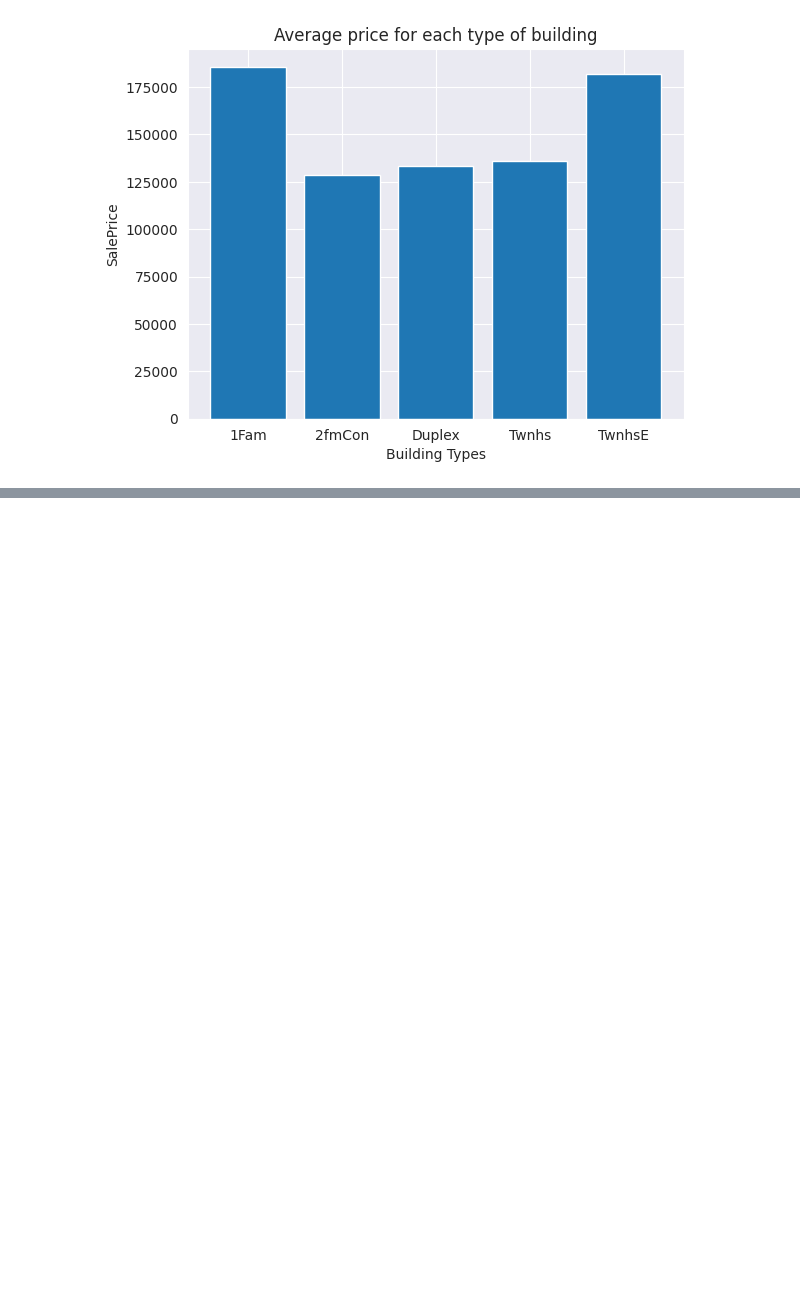
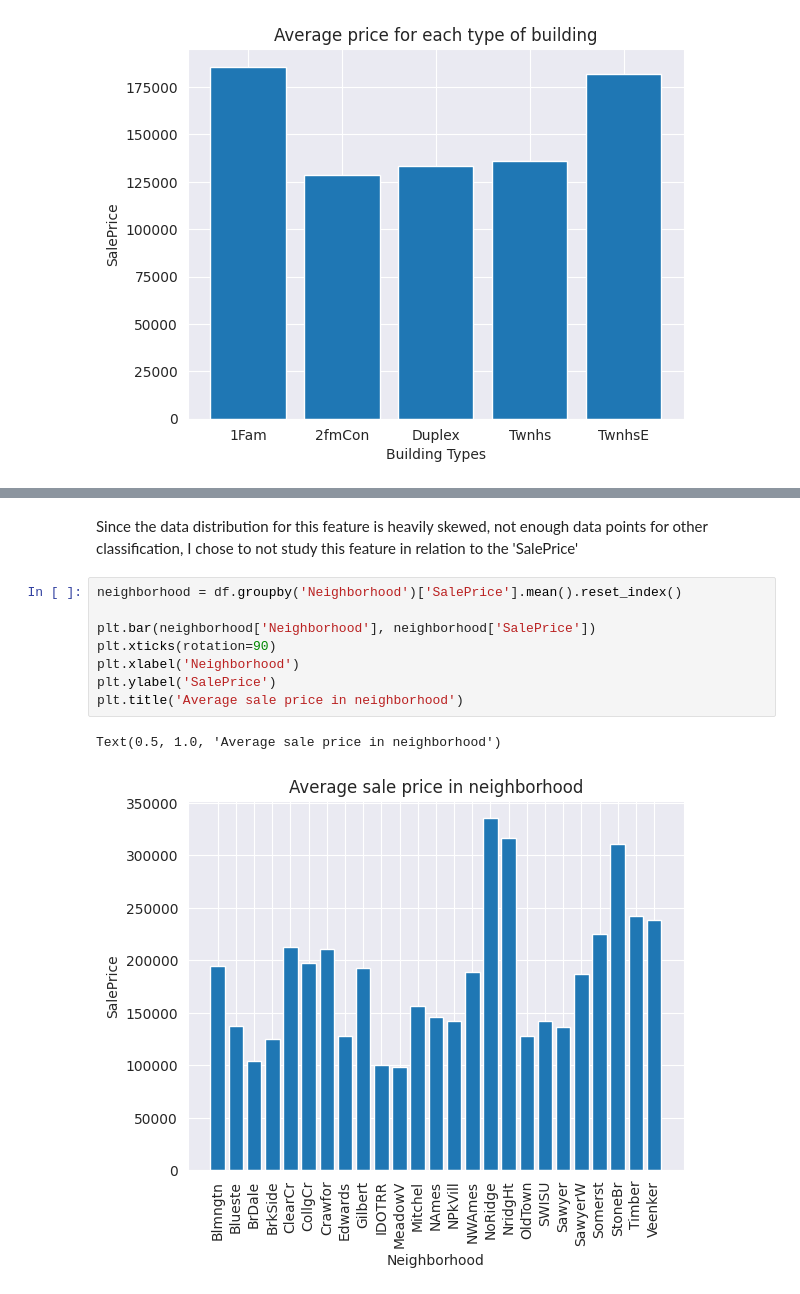
Before and after one commit to glendon-goh96/Housing-prices-prediction-kaggle, a Jupyter notebook: housing-prices.ipynb, the cells around one changed output, grey strips where cells are left out. Saved outputs shown, nothing was run; the diff lists cells and outputs as text; blank space fills up the shorter version.

Commit message:
updated housing-prices
performed elementary data preprocessing, and deployment of baseline machine learning models

```diff
--- a/housing-prices.ipynb
+++ b/housing-prices.ipynb
@@ -305,0 +326,13 @@ Text(0.5, 1.0, 'Average price for each type of building')
+# %% [markdown]
+Since the data distribution for this feature is heavily skewed, not enough data points for other classification, I chose to not study this feature in relation to the 'SalePrice'
+# %%
+neighborhood = df.groupby('Neighborhood')['SalePrice'].mean().reset_index()
+
+plt.bar(neighborhood['Neighborhood'], neighborhood['SalePrice'])
+plt.xticks(rotation=90)
+plt.xlabel('Neighborhood')
+plt.ylabel('SalePrice')
+plt.title('Average sale price in neighborhood')
+# %% [output]
+Text(0.5, 1.0, 'Average sale price in neighborhood')
+[figure, added]
```
Also changed, not shown: parts of 23 cells of this notebook.
